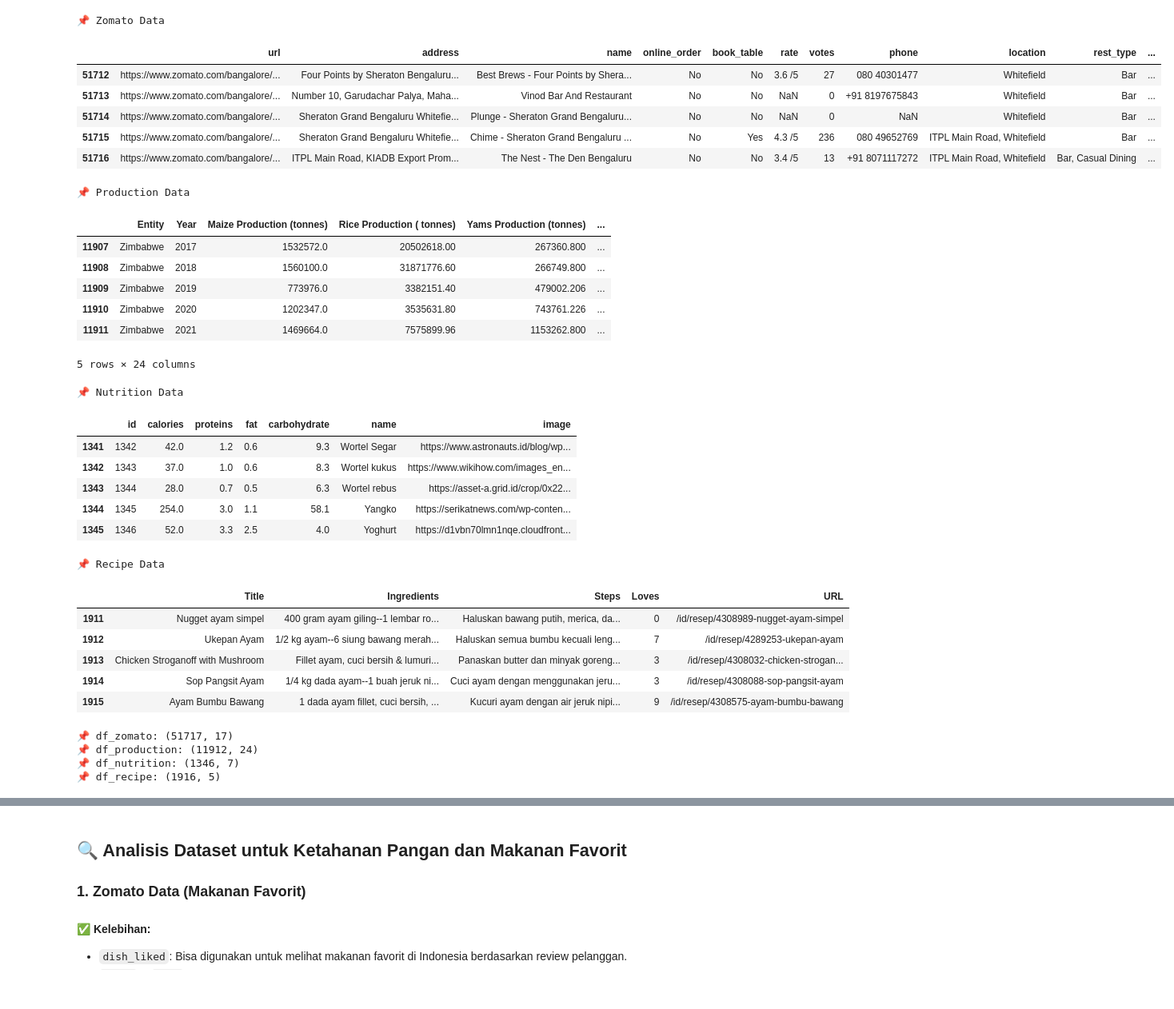
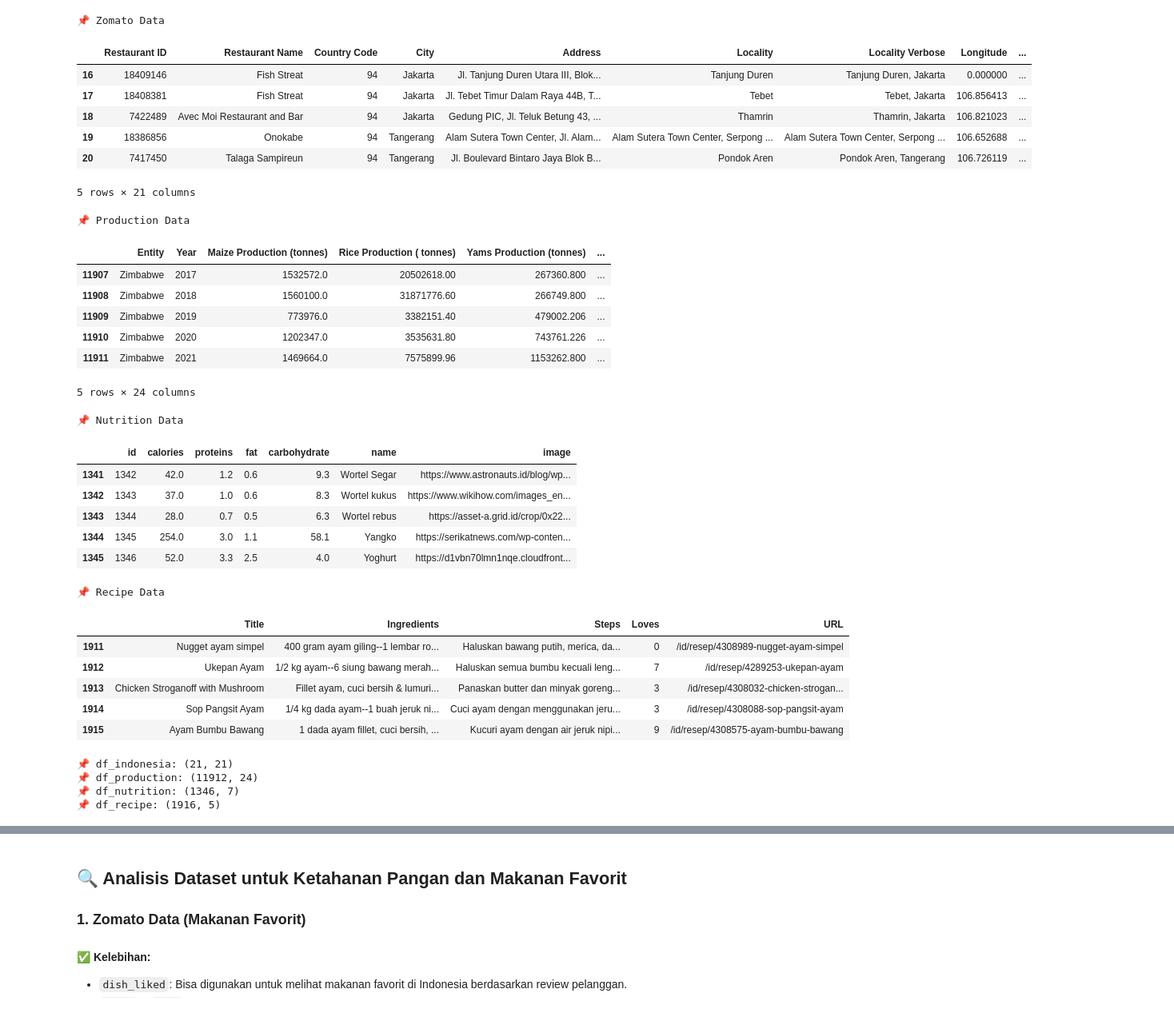
Before and after one commit to Fajrimughni/Final_Project_Fajri, a Jupyter notebook: Excersise.ipynb, the cells around one changed output, grey strips where cells are left out. Shown at 80% size. Saved outputs shown, nothing was run; the diff lists cells and outputs as text; code cells hidden in the pictures.

```diff
--- a/Excersise.ipynb
+++ b/Excersise.ipynb
@@ -3,5 +12,5 @@ import pandas as pd
 # %%
-df_zomato = pd.read_csv("zomato.csv")
+df_indonesia = pd.read_csv("zomato_indonesia.csv")
 # %%
 df_production = pd.read_csv("world food production.csv")
 # %%
@@ -54,40 +64,41 @@ display(df_recipe.head())
 | 4 | Minyak Ayam | 400 gr kulit ayam & lemaknya--8 s... | Cuci bersih kulit ayam. Sisihkan-... | 4 | /id/resep/4427438-minyak-ayam |
 # %%
 print("📌 Zomato Data")
-display(df_zomato.tail())
+display(df_indonesia.tail())
 
 print("📌 Production Data")
 display(df_production.tail())
 
 print("📌 Nutrition Data")
 display(df_nutrition.tail())
 
 print("📌 Recipe Data")
 display(df_recipe.tail())
 # %% [output]
 📌 Zomato Data
-|  | url | address | name | online_order | book_table | rate | votes | phone | location | rest_type | ... |
-| 51712 | https://www.zomato.com/bangalore/... | Four Points by Sheraton Bengaluru... | Best Brews - Four Points by Shera... | No | No | 3.6 /5 | 27 | 080 40301477 | Whitefield | Bar | ... |
-| 51713 | https://www.zomato.com/bangalore/... | Number 10, Garudachar Palya, Maha... | Vinod Bar And Restaurant | No | No | NaN | 0 | +91 8197675843 | Whitefield | Bar | ... |
-| 51714 | https://www.zomato.com/bangalore/... | Sheraton Grand Bengaluru Whitefie... | Plunge - Sheraton Grand Bengaluru... | No | No | NaN | 0 | NaN | Whitefield | Bar | ... |
-| 51715 | https://www.zomato.com/bangalore/... | Sheraton Grand Bengaluru Whitefie... | Chime - Sheraton Grand Bengaluru ... | No | Yes | 4.3 /5 | 236 | 080 49652769 | ITPL Main Road, Whitefield | Bar | ... |
-| 51716 | https://www.zomato.com/bangalore/... | ITPL Main Road, KIADB Export Prom... | The Nest - The Den Bengaluru | No | No | 3.4 /5 | 13 | +91 8071117272 | ITPL Main Road, Whitefield | Bar, Casual Dining | ... |
+|  | Restaurant ID | Restaurant Name | Country Code | City | Address | Locality | Locality Verbose | Longitude | ... |
+| 16 | 18409146 | Fish Streat | 94 | Jakarta | Jl. Tanjung Duren Utara III, Blok... | Tanjung Duren | Tanjung Duren, Jakarta | 0.000000 | ... |
+| 17 | 18408381 | Fish Streat | 94 | Jakarta | Jl. Tebet Timur Dalam Raya 44B, T... | Tebet | Tebet, Jakarta | 106.856413 | ... |
+| 18 | 7422489 | Avec Moi Restaurant and Bar | 94 | Jakarta | Gedung PIC, Jl. Teluk Betung 43, ... | Thamrin | Thamrin, Jakarta | 106.821023 | ... |
+| 19 | 18386856 | Onokabe | 94 | Tangerang | Alam Sutera Town Center, Jl. Alam... | Alam Sutera Town Center, Serpong ... | Alam Sutera Town Center, Serpong ... | 106.652688 | ... |
+| 20 | 7417450 | Talaga Sampireun | 94 | Tangerang | Jl. Boulevard Bintaro Jaya Blok B... | Pondok Aren | Pondok Aren, Tangerang | 106.726119 | ... |
-📌 Production Data
+5 rows × 21 columns
+📌 Production Data
 |  | Entity | Year | Maize Production (tonnes) | Rice Production ( tonnes) | Yams Production (tonnes) | ... |
 | 11907 | Zimbabwe | 2017 | 1532572.0 | 20502618.00 | 267360.800 | ... |
 | 11908 | Zimbabwe | 2018 | 1560100.0 | 31871776.60 | 266749.800 | ... |
 | 11909 | Zimbabwe | 2019 | 773976.0 | 3382151.40 | 479002.206 | ... |
 | 11910 | Zimbabwe | 2020 | 1202347.0 | 3535631.80 | 743761.226 | ... |
 | 11911 | Zimbabwe | 2021 | 1469664.0 | 7575899.96 | 1153262.800 | ... |
-5 rows × 24 columns
-📌 Nutrition Data
+5 rows × 24 columns
+📌 Nutrition Data
 |  | id | calories | proteins | fat | carbohydrate | name | image |
 | 1341 | 1342 | 42.0 | 1.2 | 0.6 | 9.3 | Wortel Segar | https://www.astronauts.id/blog/wp... |
 | 1342 | 1343 | 37.0 | 1.0 | 0.6 | 8.3 | Wortel kukus | https://www.wikihow.com/images_en... |
 | 1343 | 1344 | 28.0 | 0.7 | 0.5 | 6.3 | Wortel rebus | https://asset-a.grid.id/crop/0x22... |
 | 1344 | 1345 | 254.0 | 3.0 | 1.1 | 58.1 | Yangko | https://serikatnews.com/wp-conten... |
 | 1345 | 1346 | 52.0 | 3.3 | 2.5 | 4.0 | Yoghurt | https://d1vbn70lmn1nqe.cloudfront... |
-📌 Recipe Data
+📌 Recipe Data
 |  | Title | Ingredients | Steps | Loves | URL |
 | 1911 | Nugget ayam simpel | 400 gram ayam giling--1 lembar ro... | Haluskan bawang putih, merica, da... | 0 | /id/resep/4308989-nugget-ayam-simpel |
 | 1912 | Ukepan Ayam | 1/2 kg ayam--6 siung bawang merah... | Haluskan semua bumbu kecuali leng... | 7 | /id/resep/4289253-ukepan-ayam |
@@ -95,12 +106,12 @@ display(df_recipe.tail())
 | 1914 | Sop Pangsit Ayam | 1/4 kg dada ayam--1 buah jeruk ni... | Cuci ayam dengan menggunakan jeru... | 3 | /id/resep/4308088-sop-pangsit-ayam |
 | 1915 | Ayam Bumbu Bawang | 1 dada ayam fillet, cuci bersih, ... | Kucuri ayam dengan air jeruk nipi... | 9 | /id/resep/4308575-ayam-bumbu-bawang |
 # %%
-print("📌 df_zomato:", df_zomato.shape)
+print("📌 df_indonesia:", df_indonesia.shape)
 print("📌 df_production:", df_production.shape)
 print("📌 df_nutrition:", df_nutrition.shape)
 print("📌 df_recipe:", df_recipe.shape)
 # %% [output]
-📌 df_zomato: (51717, 17)
+📌 df_indonesia: (21, 21)
 📌 df_production: (11912, 24)
 📌 df_nutrition: (1346, 7)
 📌 df_recipe: (1916, 5)
```
Also changed, not shown: parts of 5 cells of this notebook, 2 other files.
